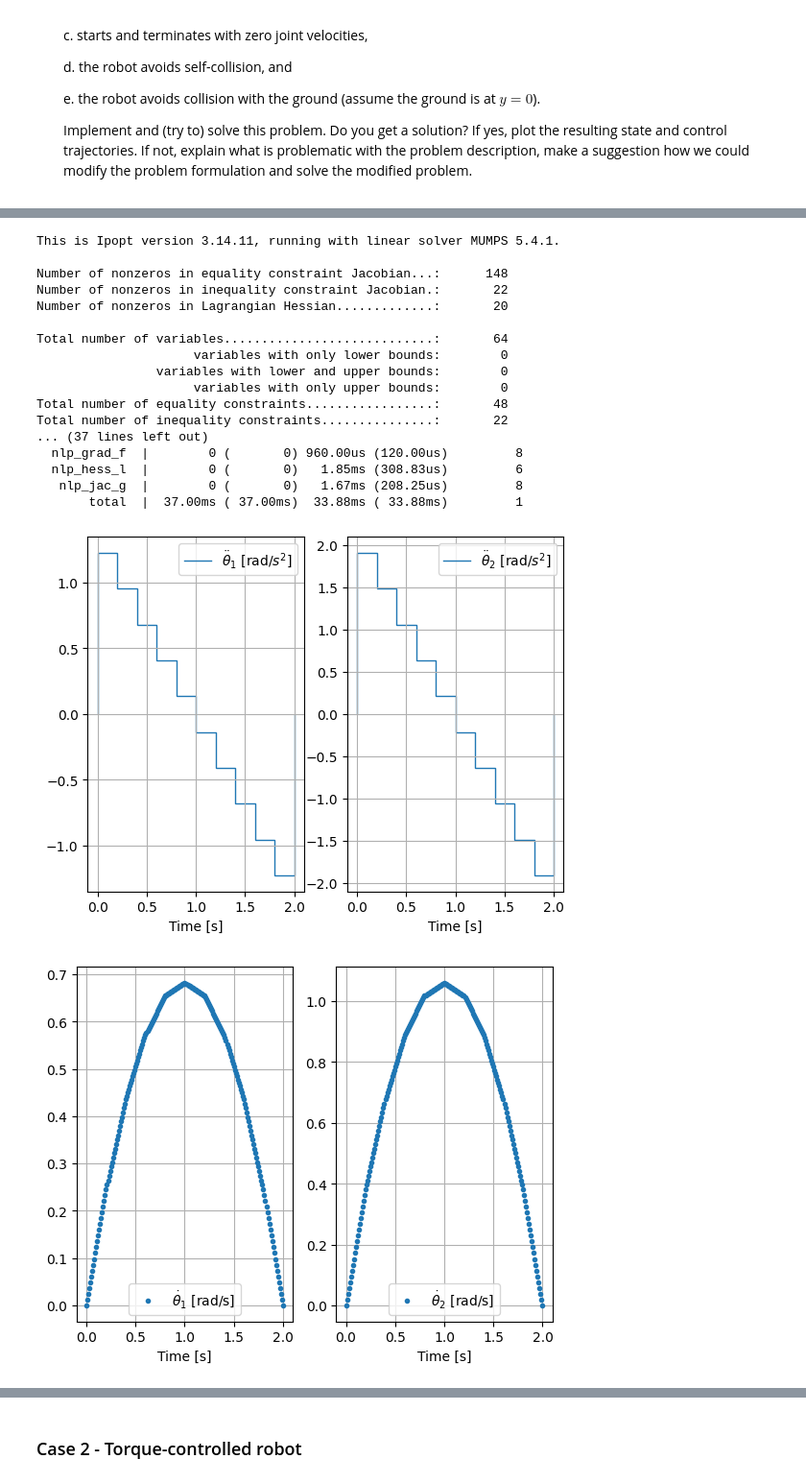
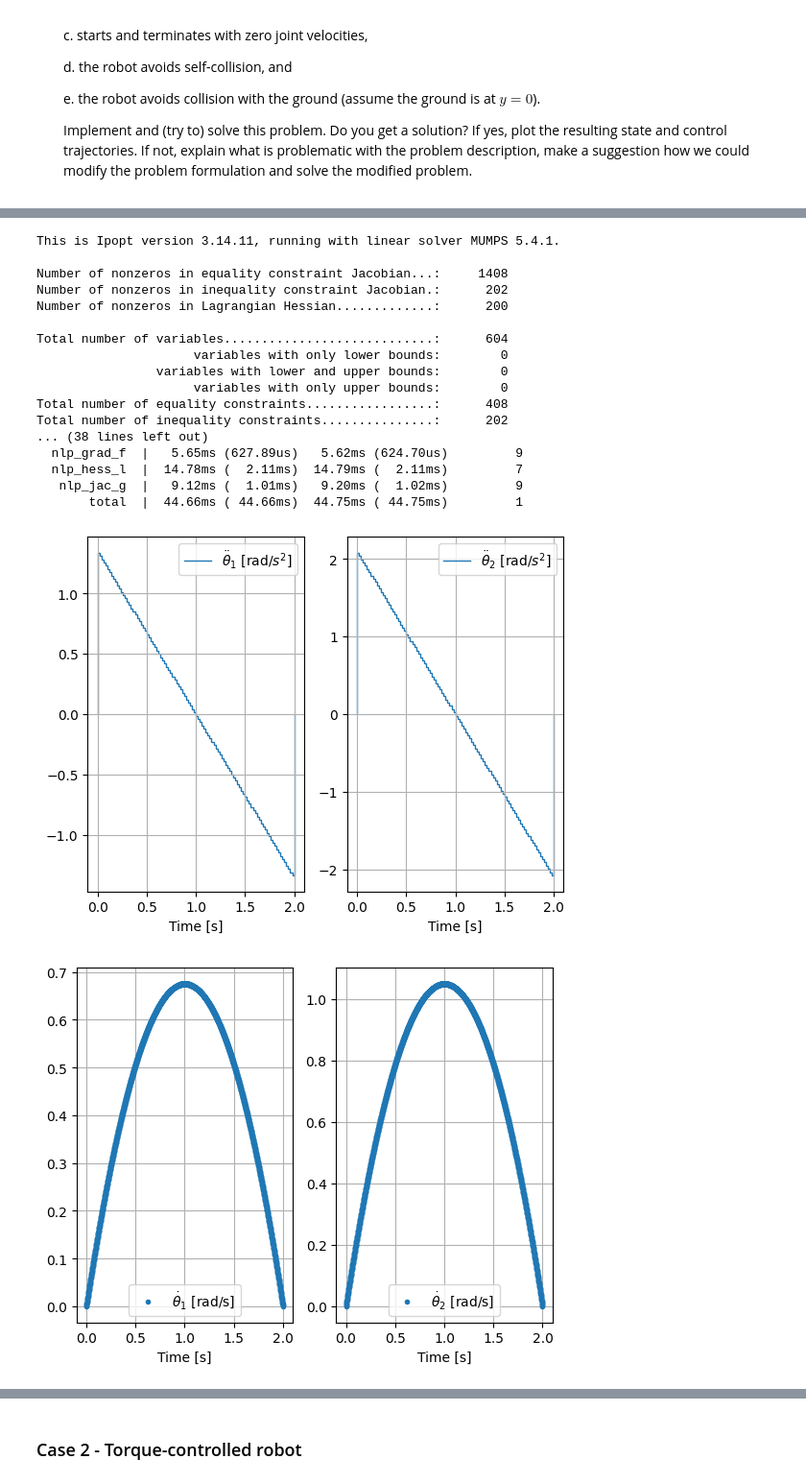
Before and after one commit to andreaalboni/Optimization-of-Mechatronic-Systems, a Jupyter notebook: Assignments/robot_arm.ipynb, the cells around one changed output, grey strips where cells are left out. Shown: that part at 96% size. Drawn from its saved outputs; the diff is of its cells as text; code cells hidden in the pictures.

```diff
--- a/Assignments/robot_arm.ipynb
+++ b/Assignments/robot_arm.ipynb
@@ -416,7 +416,7 @@ def manipulator(case, animation=False):
     ocp.solver('ipopt')
 
     # Pick a solution method
-    ocp.method(MultipleShooting(N=10, M=1, intg='rk'))
+    ocp.method(MultipleShooting(N=100, M=1, intg='rk'))#change shooting interval, we can get different trajecotry for torque control
 
     # Solve the OCP
     sol = ocp.solve()
@@ -485,44 +485,44 @@ def manipulator(case, animation=False):
     plt.legend()
     plt.grid(True)
 
     plt.subplot(1, 2, 2)
     plt.plot(t_x2, theta2_sol, '.', label=r'$\theta_2$ [rad]')
     plt.xlabel("Time [s]")
     plt.legend()
     plt.grid(True)
     plt.show()
 
     # Create the animation
     if animation:
         if case == 1:
             name = 'Q1_1.gif'
             create_animation(sol, case, theta1, theta2, theta1_dot, theta2_dot, theta1_ddot, theta2_ddot, name=name)
         elif case == 2:
             name = 'Q1_2.gif'
             create_animation(sol, case, theta1, theta2, theta1_dot, theta2_dot, torque1, torque2, name=name)
 
     return sol
 
 # Optimal control problem
 sol = manipulator(1, animation=False)
 # %% [output]
 This is Ipopt version 3.14.11, running with linear solver MUMPS 5.4.1.
 
-Number of nonzeros in equality constraint Jacobian...:      148
-Number of nonzeros in inequality constraint Jacobian.:       22
-Number of nonzeros in Lagrangian Hessian.............:       20
+Number of nonzeros in equality constraint Jacobian...:     1408
+Number of nonzeros in inequality constraint Jacobian.:      202
+Number of nonzeros in Lagrangian Hessian.............:      200
 
-Total number of variables............................:       64
+Total number of variables............................:      604
                      variables with only lower bounds:        0
                 variables with lower and upper bounds:        0
                      variables with only upper bounds:        0
-Total number of equality constraints.................:       48
-Total number of inequality constraints...............:       22
-... (37 lines left out)
-  nlp_grad_f  |        0 (       0) 960.00us (120.00us)         8
-  nlp_hess_l  |        0 (       0)   1.85ms (308.83us)         6
-   nlp_jac_g  |        0 (       0)   1.67ms (208.25us)         8
-       total  |  37.00ms ( 37.00ms)  33.88ms ( 33.88ms)         1
+Total number of equality constraints.................:      408
+Total number of inequality constraints...............:      202
+... (38 lines left out)
+  nlp_grad_f  |   5.65ms (627.89us)   5.62ms (624.70us)         9
+  nlp_hess_l  |  14.78ms (  2.11ms)  14.79ms (  2.11ms)         7
+   nlp_jac_g  |   9.12ms (  1.01ms)   9.20ms (  1.02ms)         9
+       total  |  44.66ms ( 44.66ms)  44.75ms ( 44.75ms)         1
-[figure, old version]
+[figure, new version]
-[figure, old version]
+[figure, new version]
 [figure]
```
Also changed, not shown: parts of 5 cells of this notebook, 3 other files.
